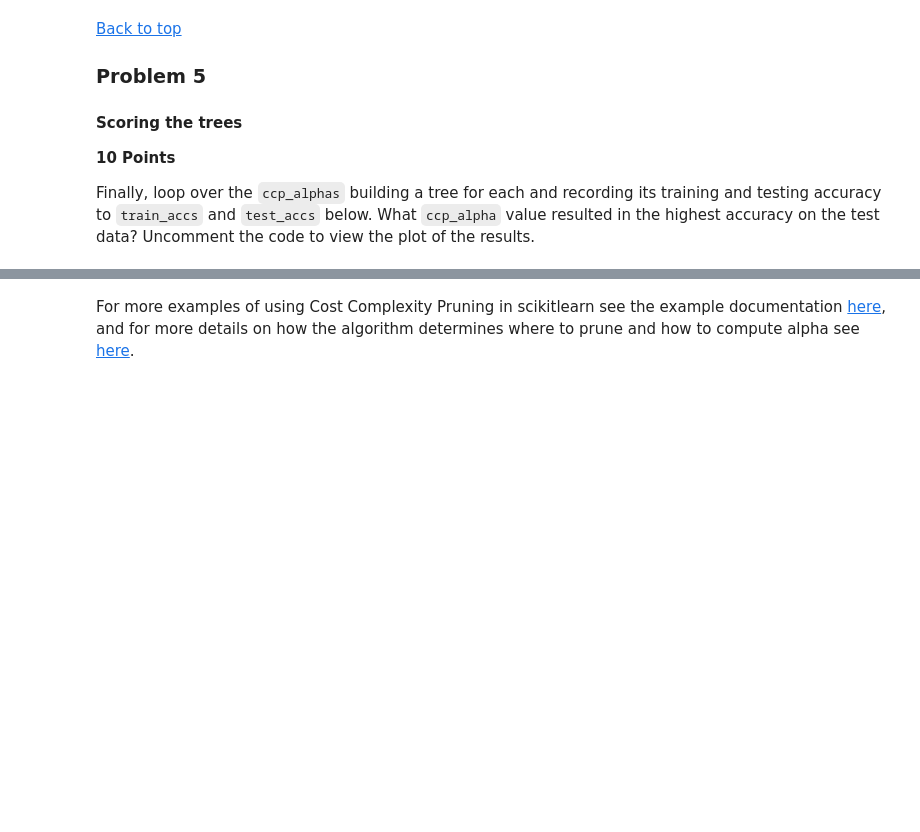
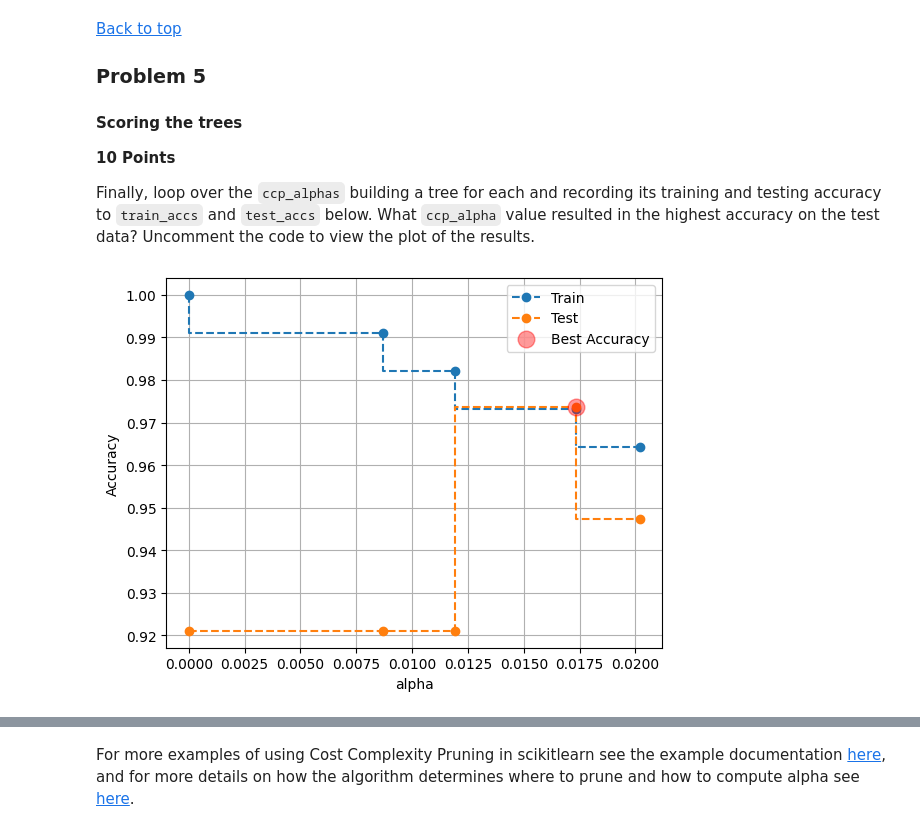
Before and after one commit to Subroy1/MSAI_AllPracticeModules, a Jupyter notebook: Module 14/Assignment14_3.ipynb, the cells around one changed output, grey strips where cells are left out. Saved outputs shown, nothing was run; the diff lists cells and outputs as text; code cells hidden in the pictures; blank space fills up the shorter version.

```diff
--- a/Module 14/Assignment14_3.ipynb
+++ b/Module 14/Assignment14_3.ipynb
@@ -197,20 +196,26 @@ plt.grid()
 
 Finally, loop over the `ccp_alphas` building a tree for each and recording its training and testing accuracy to `train_accs` and `test_accs` below.  What `ccp_alpha` value resulted in the highest accuracy on the test data?  Uncomment the code to view the plot of the results.
 # %%
+from sklearn.metrics import accuracy_score
 ### GRADED
-
 train_accs = []
 test_accs = []
+# YOUR CODE HERE
 for i in ccp_alphas[:-1]:
-    pass
-
-# YOUR CODE HERE
+  dtree=DecisionTreeClassifier(random_state=42, ccp_alpha = i).fit(X_train, y_train)
+  y_preds_test= dtree.predict(X_test)
+  y_preds_train=dtree.predict(X_train)
+  train_accs.append(dtree.score(X_train,y_train))
+  test_accs.append(dtree.score(X_test,y_test))
+  pass
 
 # # Answer check
 plt.step(ccp_alphas[:-2], train_accs[:-1], '--o', label = 'Train')
 plt.step(ccp_alphas[:-2], test_accs[:-1], '--o', label = 'Test')
 plt.plot(ccp_alphas[np.argmax(test_accs)], max(test_accs), 'ro', markersize = 12, alpha = 0.4, label = 'Best Accuracy')
 plt.legend()
 plt.grid()
 plt.xlabel('alpha')
 plt.ylabel('Accuracy');
+# %% [output]
+[figure, added]
```
Also changed, not shown: parts of 6 cells of this notebook.
